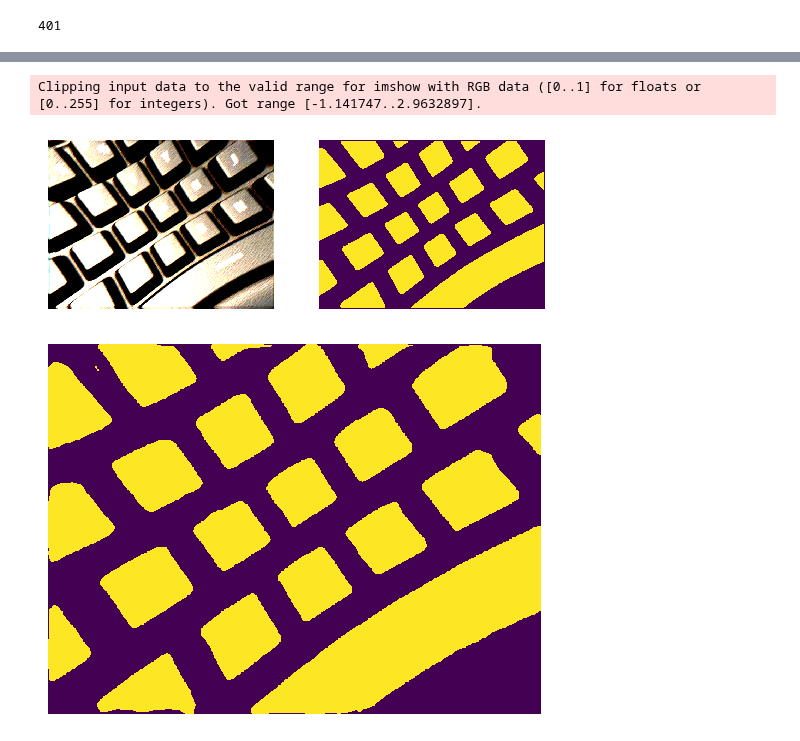
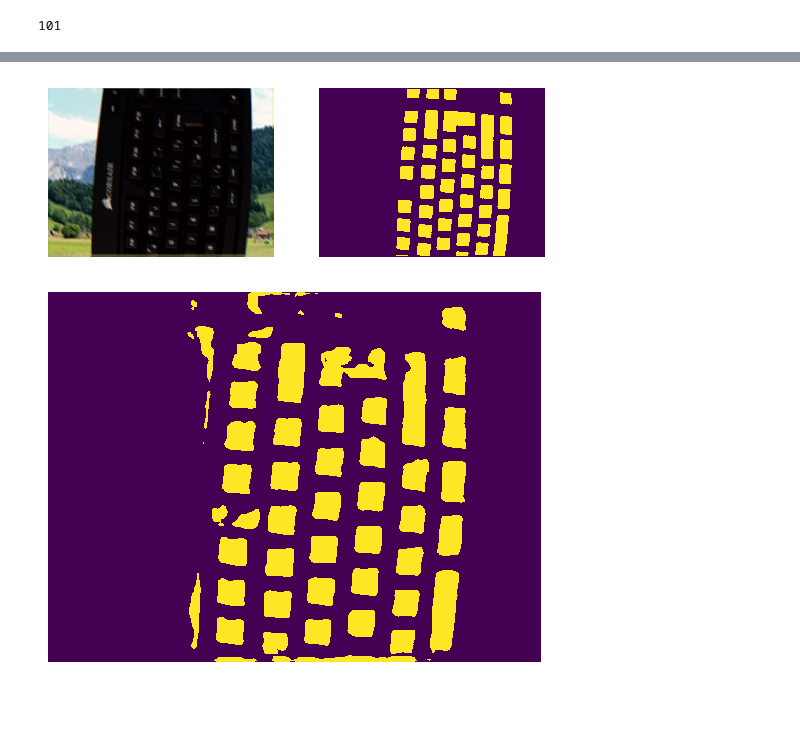
Before and after one commit to umrover/keyboard-detection, a Jupyter notebook: models/inference-segmentation.ipynb, the cells around one changed output, grey strips where cells are left out. Saved outputs shown, nothing was run; the diff lists cells and outputs as text; code cells hidden in the pictures; blank space fills up the shorter version.

```diff
--- a/models/inference-segmentation.ipynb
+++ b/models/inference-segmentation.ipynb
@@ -17,14 +15,14 @@ from keyrover.math import quad_area
 device = get_device()
 # %%
 image_paths = get_dataset_paths()
-train_paths, test_paths, valid_paths = split_train_test_valid(image_paths, 0.8, 0.1)
+train_paths, test_paths, valid_paths = split_train_test_valid(image_paths, 0.95, 0.1)
 
 SIZE = (480, 640)
 test_dataset = BinaryKeyboardSegmentationDataset(test_paths, size=SIZE)
 
 len(test_dataset)
 # %% [output]
-401
+101
 # %%
 mean, std = get_dataset_norm_params(version=3)
 
@@ -69,16 +67,14 @@ BinarySegmentationModel(
   (loss_fn): JaccardLoss()
 )
 # %%
-img, mask = test_dataset[random.randint(0, len(test_dataset) - 1)]
-with torch.no_grad():
-    pred = model(img.to(device).unsqueeze(0)).cpu().numpy()[0, 0]
+img, mask = test_dataset.random_img()
+pred = model.predict(img)
 
 imshow(img, mask)
-imshow((pred > 1).astype("uint8"))
+imshow(pred > 1)
 # %% [output]
-Clipping input data to the valid range for imshow with RGB data ([0..1] for floats or [0..255] for integers). Got range [-1.141747..2.9632897].
-[figure, old version]
+[figure, new version]
-[figure, old version]
+[figure, new version]
 # %%
 img = np.array(Image.open(f"datasets/test/1.jpg"))
 
```
Also changed, not shown: parts of 2 cells of this notebook, 2 other files.
